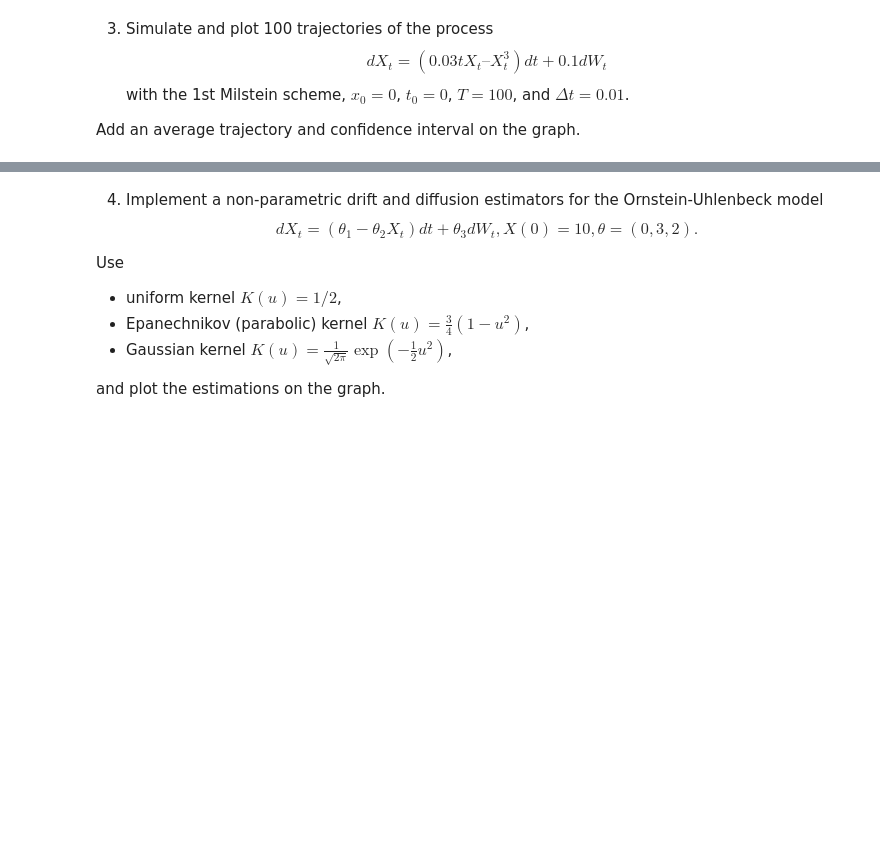
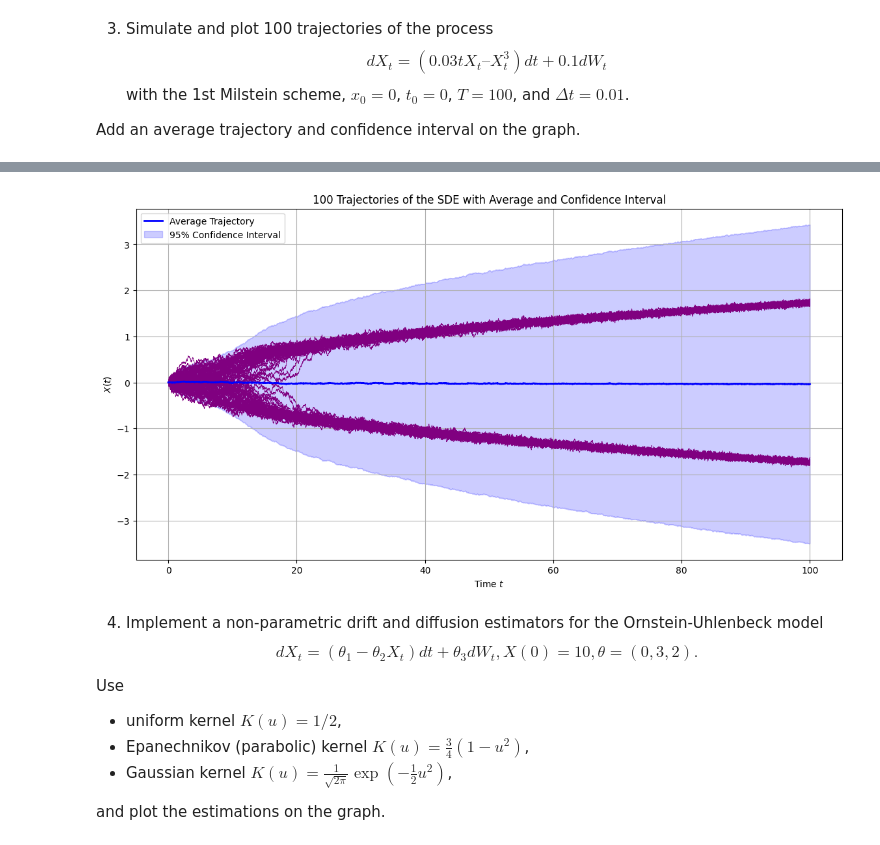
Before and after one commit to MiromanovDaniil/SSP-labs, a Jupyter notebook: SSP_exam.ipynb, the cells around one changed output, grey strips where cells are left out. Drawn from its saved outputs; the diff is of its cells as text; code cells hidden in the pictures; blank space fills up the shorter version.

```diff
--- a/SSP_exam.ipynb
+++ b/SSP_exam.ipynb
@@ -262,3 +206,76 @@ plt.show()
+# %%
+import numpy as np
+import matplotlib.pyplot as plt
+
+# Parameters
+x0 = 0.0          # Initial condition
+t0 = 0.0          # Start time
+T = 100.0         # End time
+Delta_t = 0.01    # Time step size
+N_steps = int((T - t0) / Delta_t)
+t = np.linspace(t0, T, N_steps + 1)  # Time grid
+
+N_trajectories = 100  # Number of trajectories
+
+# Drift and diffusion functions
+def mu(t, x):
+    """ Drift term of the SDE """
+    return 0.03 * t * x - x**3
+
+def sigma(t, x):
+    """ Diffusion term of the SDE """
+    return 0.1
+
+def simulate_sde(N_trajectories, N_steps, Delta_t, mu, sigma, t, x0):
+    """ Simulate N_trajectories of the SDE over N_steps """
+    X = np.zeros((N_trajectories, N_steps + 1))
+    X[:, 0] = x0
+
+    for i in range(N_trajectories):
+        for n in range(N_steps):
+            t_n = t[n]
+            X_n = X[i, n]
+            dW_n = np.sqrt(Delta_t) * np.random.randn()
+            X[i, n+1] = X_n + mu(t_n, X_n) * Delta_t + sigma(t_n, X_n) * dW_n
+    return X
+
+def compute_statistics(X):
+    """ Compute the mean and standard deviation of the trajectories """
+    X_mean = np.mean(X, axis=0)
+    X_std = np.std(X, axis=0)
+    return X_mean, X_std
+
+def plot_trajectories(t, X, X_mean, X_std):
+    """ Plot the SDE trajectories with the mean and confidence interval """
+    plt.figure(figsize=(14, 7))
+
+    # Plot all individual trajectories
+    for i in range(X.shape[0]):
+        plt.plot(t, X[i, :], color='purple', linewidth=0.5)
+
+    # Plot the average trajectory
+    plt.plot(t, X_mean, color='blue', label='Average Trajectory', linewidth=2)
+
+    # Plot the 95% confidence interval
+    plt.fill_between(t, X_mean - 2*X_std, X_mean + 2*X_std, color='blue', alpha=0.2, label='95% Confidence Interval')
+
+    plt.title('100 Trajectories of the SDE with Average and Confidence Interval')
+    plt.xlabel('Time $t$')
+    plt.ylabel('$X(t)$')
+    plt.legend()
+    plt.grid(True)
+    plt.show()
+
+# Simulation
+X = simulate_sde(N_trajectories, N_steps, Delta_t, mu, sigma, t, x0)
+
+# Compute statistics
+X_mean, X_std = compute_statistics(X)
+
+# Plot results
+plot_trajectories(t, X, X_mean, X_std)
+# %% [output]
+[figure, added]
 # %% [markdown]
 4. Implement a non-parametric drift and diffusion estimators for the Ornstein-Uhlenbeck model
 $$
```
Also changed, not shown: parts of 1 cell of this notebook.
